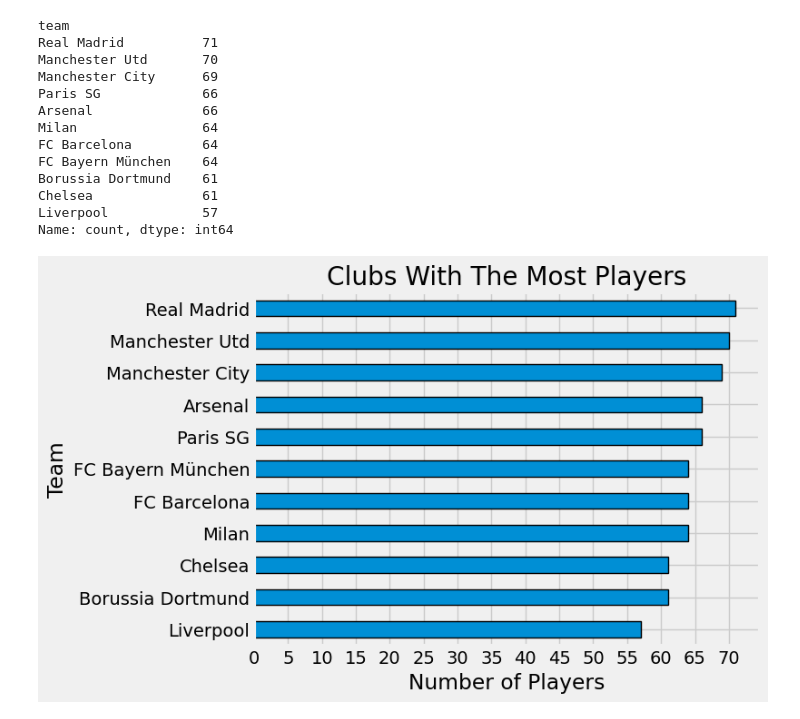
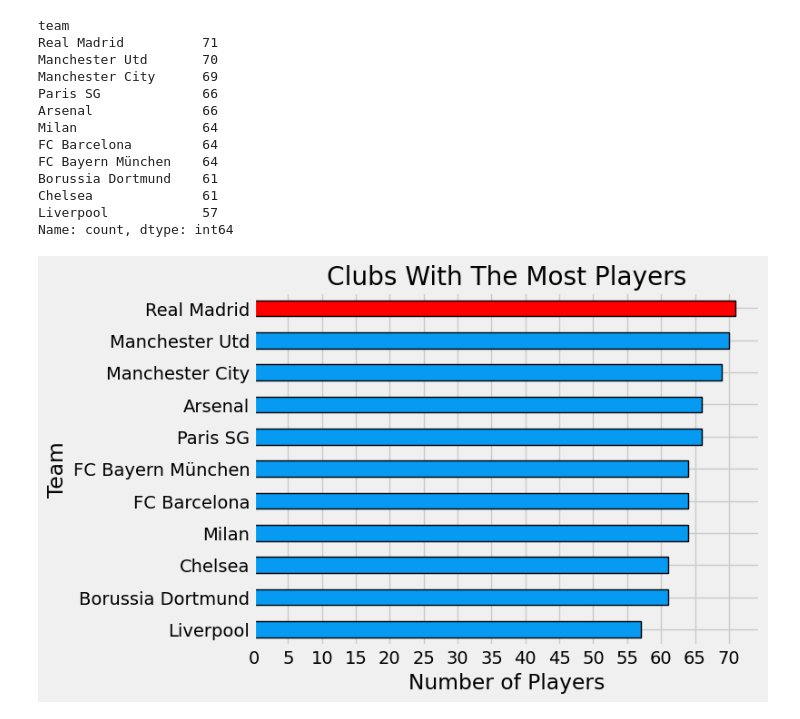
Before and after one commit to AliElneklawy/fifa23_player_cards, a Jupyter notebook: fifa23_player_cards.ipynb, the cells around one changed output. Cells and saved outputs as stored; diff of their text form; code cells hidden in the pictures.

```diff
--- a/fifa23_player_cards.ipynb
+++ b/fifa23_player_cards.ipynb
@@ -261,12 +266,14 @@ Chelsea              61
 Liverpool            57
 Name: count, dtype: int64
 # %%
-counts.sort_values(ascending=True).plot(kind='barh', edgecolor='black', linewidth=1)
+colors =  ['#069AF3'] * (len(counts) - 1) + ['red'] * 1
+
+counts.sort_values(ascending=True).plot(kind='barh', edgecolor='black', linewidth=1, color=colors)
 
 plt.xticks(list(range(0, 72, 5)))
 plt.ylabel('Team')
 plt.xlabel('Number of Players')
 plt.title('Clubs With The Most Players')
 plt.show()
 # %% [output]
-[figure, old version]
+[figure, new version]
```
Also changed, not shown: parts of 13 cells of this notebook.
